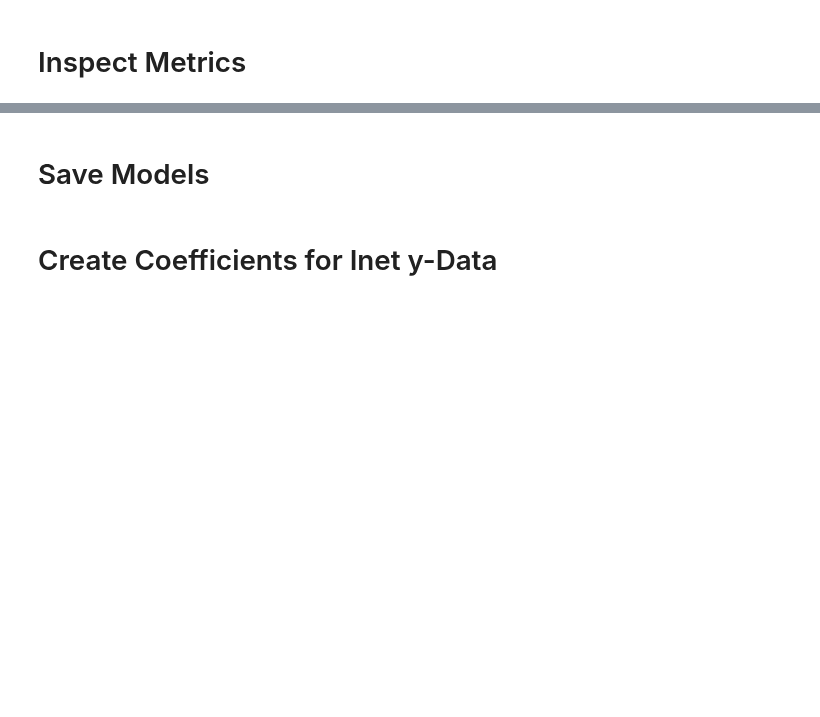
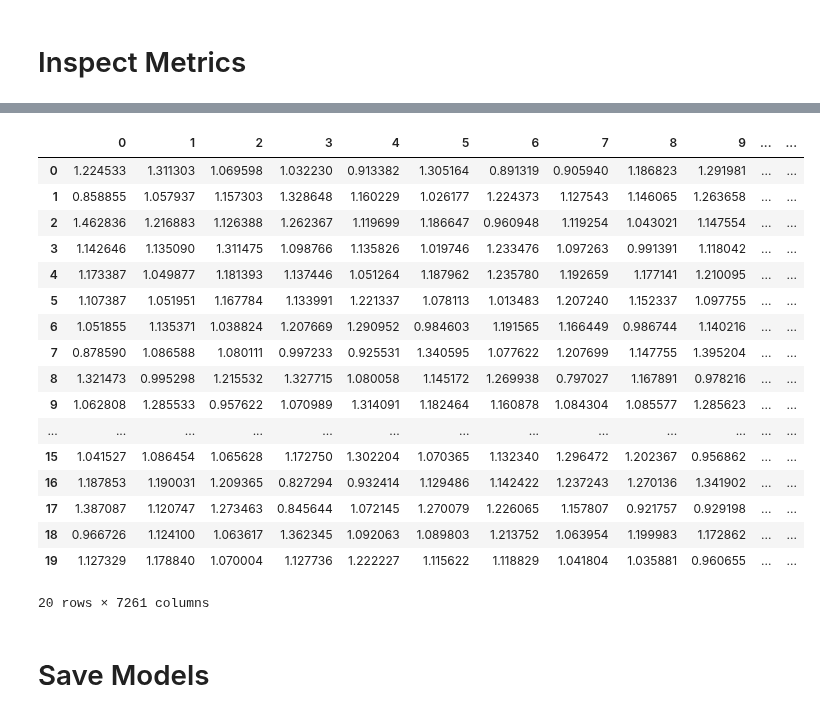
Before and after one commit to p-koenig/I-Nets-For-Logistic-Regression, a Jupyter notebook: 05_myBA/2a_LogisticRegression_TrainLambda.ipynb, the cells around one changed output, grey strips where cells are left out. Drawn from its saved outputs; the diff is of its cells as text; code cells hidden in the pictures; blank space fills up the shorter version.

```diff
--- a/05_myBA/2a_LogisticRegression_TrainLambda.ipynb
+++ b/05_myBA/2a_LogisticRegression_TrainLambda.ipynb
@@ -227,7 +227,5 @@ del parallel
 # %% [markdown]
 # Inspect Metrics
-# %%
-weights_list = np.stack([np.array(x) for x in weights_list])
 # %%
 weights_list.shape
 # %% [output]
@@ -235,3 +260,24 @@ weights_list.shape
+# %%
+pd.DataFrame(weights_list).head(20)
+# %% [output]
+|  | 0 | 1 | 2 | 3 | 4 | 5 | 6 | 7 | 8 | 9 | ... | ... |
+| 0 | 1.224533 | 1.311303 | 1.069598 | 1.032230 | 0.913382 | 1.305164 | 0.891319 | 0.905940 | 1.186823 | 1.291981 | ... | ... |
+| 1 | 0.858855 | 1.057937 | 1.157303 | 1.328648 | 1.160229 | 1.026177 | 1.224373 | 1.127543 | 1.146065 | 1.263658 | ... | ... |
+| 2 | 1.462836 | 1.216883 | 1.126388 | 1.262367 | 1.119699 | 1.186647 | 0.960948 | 1.119254 | 1.043021 | 1.147554 | ... | ... |
+| 3 | 1.142646 | 1.135090 | 1.311475 | 1.098766 | 1.135826 | 1.019746 | 1.233476 | 1.097263 | 0.991391 | 1.118042 | ... | ... |
+| 4 | 1.173387 | 1.049877 | 1.181393 | 1.137446 | 1.051264 | 1.187962 | 1.235780 | 1.192659 | 1.177141 | 1.210095 | ... | ... |
+| 5 | 1.107387 | 1.051951 | 1.167784 | 1.133991 | 1.221337 | 1.078113 | 1.013483 | 1.207240 | 1.152337 | 1.097755 | ... | ... |
+| 6 | 1.051855 | 1.135371 | 1.038824 | 1.207669 | 1.290952 | 0.984603 | 1.191565 | 1.166449 | 0.986744 | 1.140216 | ... | ... |
+| 7 | 0.878590 | 1.086588 | 1.080111 | 0.997233 | 0.925531 | 1.340595 | 1.077622 | 1.207699 | 1.147755 | 1.395204 | ... | ... |
+| 8 | 1.321473 | 0.995298 | 1.215532 | 1.327715 | 1.080058 | 1.145172 | 1.269938 | 0.797027 | 1.167891 | 0.978216 | ... | ... |
+| 9 | 1.062808 | 1.285533 | 0.957622 | 1.070989 | 1.314091 | 1.182464 | 1.160878 | 1.084304 | 1.085577 | 1.285623 | ... | ... |
+| ... | ... | ... | ... | ... | ... | ... | ... | ... | ... | ... | ... | ... |
+| 15 | 1.041527 | 1.086454 | 1.065628 | 1.172750 | 1.302204 | 1.070365 | 1.132340 | 1.296472 | 1.202367 | 0.956862 | ... | ... |
+| 16 | 1.187853 | 1.190031 | 1.209365 | 0.827294 | 0.932414 | 1.129486 | 1.142422 | 1.237243 | 1.270136 | 1.341902 | ... | ... |
+| 17 | 1.387087 | 1.120747 | 1.273463 | 0.845644 | 1.072145 | 1.270079 | 1.226065 | 1.157807 | 0.921757 | 0.929198 | ... | ... |
+| 18 | 0.966726 | 1.124100 | 1.063617 | 1.362345 | 1.092063 | 1.089803 | 1.213752 | 1.063954 | 1.199983 | 1.172862 | ... | ... |
+| 19 | 1.127329 | 1.178840 | 1.070004 | 1.127736 | 1.222227 | 1.115622 | 1.118829 | 1.041804 | 1.035881 | 0.960655 | ... | ... |
+20 rows × 7261 columns
 # %% [markdown]
 # Save Models
 # %%
@@ -239,2 +284,0 @@ save_models(weights_list)
-# %% [markdown]
-# Create Coefficients for Inet y-Data
```
Also changed, not shown: parts of 23 cells of this notebook, 5 other files.
